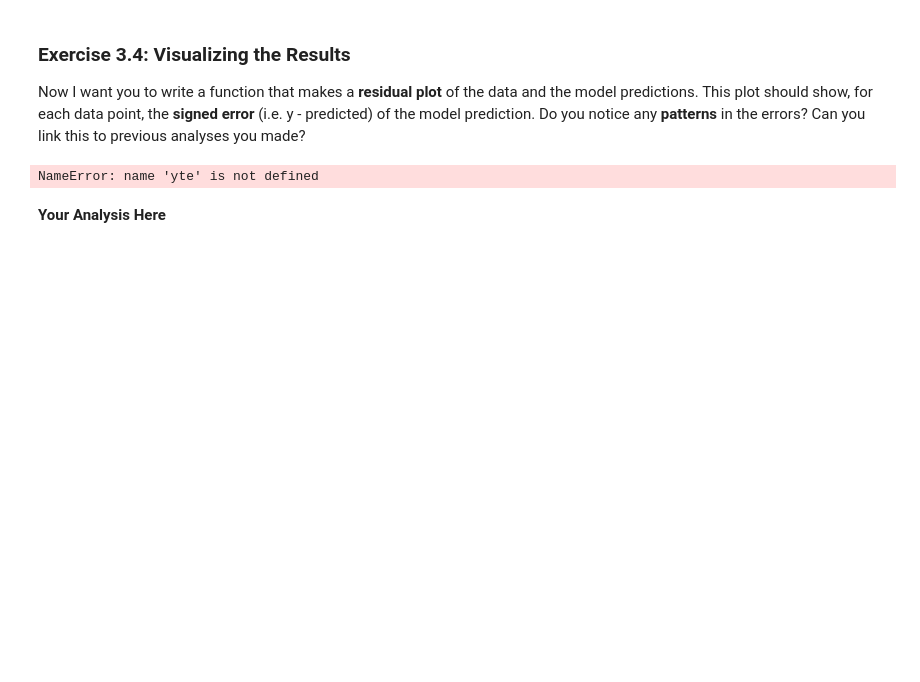
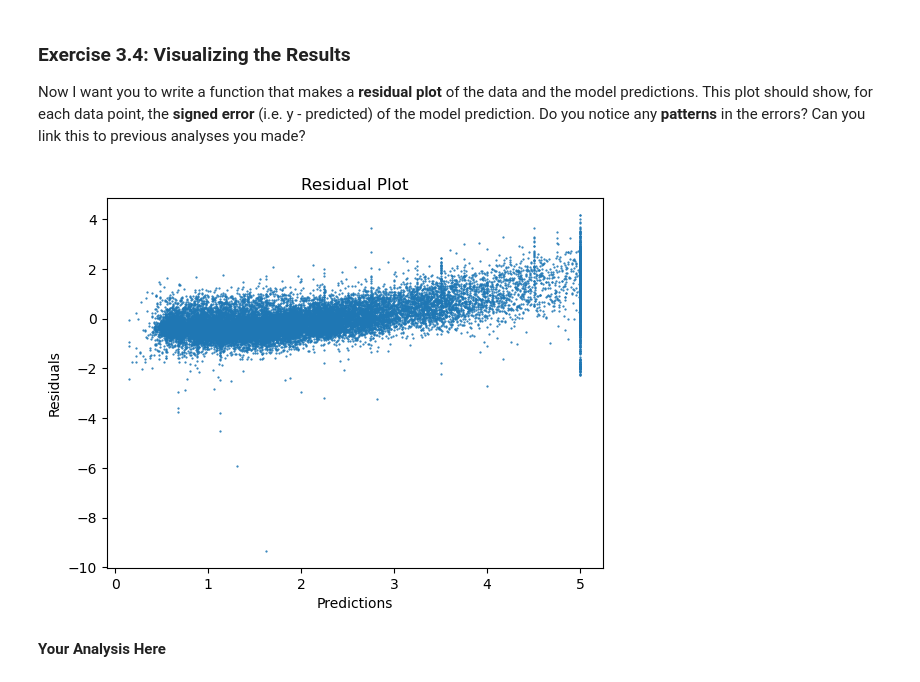
Before and after one commit to Cappetti99/FML, a Jupyter notebook: lab1/Lab1.ipynb, the cells around one changed output. Cells and saved outputs as stored; diff of their text form; code cells hidden in the pictures; blank space fills up the shorter version.

```diff
--- a/lab1/Lab1.ipynb
+++ b/lab1/Lab1.ipynb
@@ -331,16 +334,23 @@ RMSE on Test: 0.7274091065590474
 # %% [markdown]
 ### Exercise 3.4: Visualizing the Results
 Now I want you to write a function that makes a **residual plot** of the data and the model predictions. This plot should show, for each data point, the **signed error** (i.e. y - predicted) of the model prediction. Do you notice any **patterns** in the errors? Can you link this to previous analyses you made?
-# %%
-# Your code here.
-plt.figure(figsize=(10, 8))
-plt.scatter(yte, y_pred - yte)
-plt.show()
-
- #Text(0, 0.5, 'Residuals') #........
- # da guardare
-# %% [output]
-NameError: name 'yte' is not defined
+# %%
+(Xtr, Xte, ytr, yte) = train_test_split(df, targets, train_size=0.5)
+
+model = LinearRegression()
+model.fit(Xtr, ytr)
+
+
+def resplot(y, preds):
+    plt.scatter(preds, preds-y, s=0.3)
+    plt.title("Residual Plot")
+    plt.xlabel("Predictions")
+    plt.ylabel("Residuals")
+
+
+resplot(model.predict(df), targets)
+# %% [output]
+[figure, added]
 # %% [markdown]
 **Your Analysis Here**
 # %% [markdown]
```
Also changed, not shown: parts of 6 cells of this notebook.
